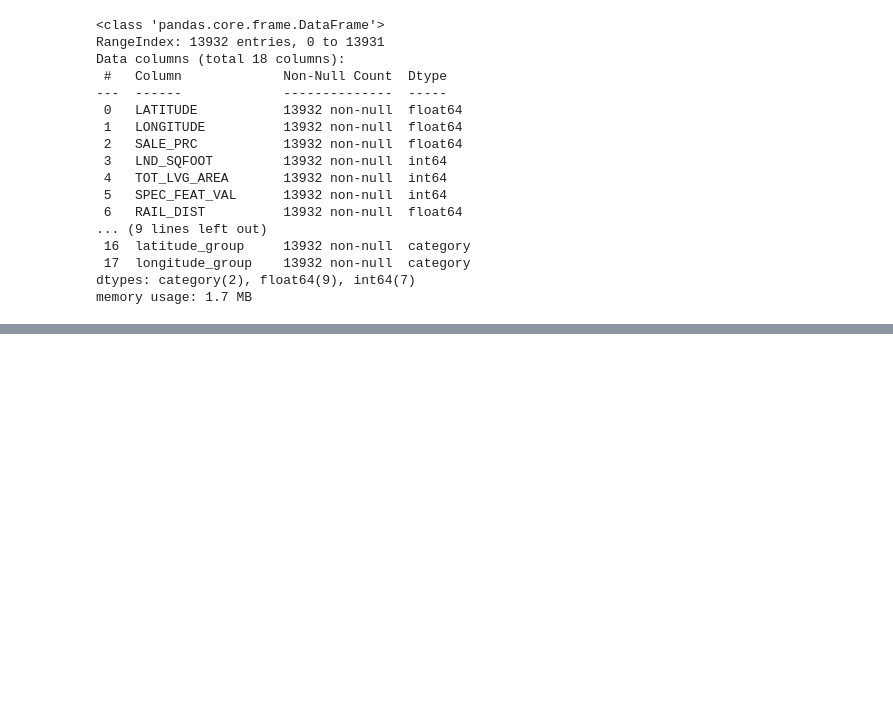
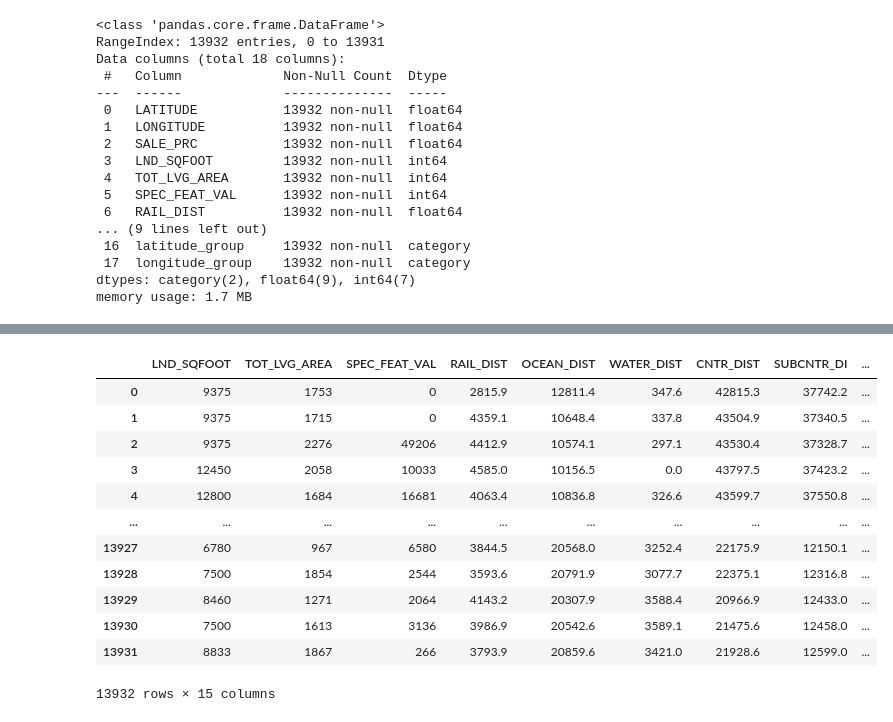
Before and after one commit to kwarzeski/housing_data, a Jupyter notebook: Miami_Housing_Data.ipynb, the cells around one changed output, grey strips where cells are left out. Saved outputs shown, nothing was run; the diff lists cells and outputs as text; code cells hidden in the pictures; blank space fills up the shorter version.

Commit message:
Added dataframes to put data into SQL tables

```diff
--- a/Miami_Housing_Data.ipynb
+++ b/Miami_Housing_Data.ipynb
@@ -243,0 +280,20 @@ memory usage: 1.7 MB
+# %%
+# dataframe for the Features table in SQL DB
+# Renaming age column to STRUCTURE_AGE for clarity
+feature_df = df[['LND_SQFOOT', 'TOT_LVG_AREA', 'SPEC_FEAT_VAL', 'RAIL_DIST', 'OCEAN_DIST', 'WATER_DIST', 'CNTR_DIST', 'SUBCNTR_DI', 'HWY_DIST', 'age', 'avno60plus', 'month_sold', 'structure_quality', 'latitude_group', 'longitude_group']]
+feature_df = feature_df.rename(columns={"age":"STRUCTURE_AGE"})
+feature_df
+# %% [output]
+|  | LND_SQFOOT | TOT_LVG_AREA | SPEC_FEAT_VAL | RAIL_DIST | OCEAN_DIST | WATER_DIST | CNTR_DIST | SUBCNTR_DI | ... |
+| 0 | 9375 | 1753 | 0 | 2815.9 | 12811.4 | 347.6 | 42815.3 | 37742.2 | ... |
+| 1 | 9375 | 1715 | 0 | 4359.1 | 10648.4 | 337.8 | 43504.9 | 37340.5 | ... |
+| 2 | 9375 | 2276 | 49206 | 4412.9 | 10574.1 | 297.1 | 43530.4 | 37328.7 | ... |
+| 3 | 12450 | 2058 | 10033 | 4585.0 | 10156.5 | 0.0 | 43797.5 | 37423.2 | ... |
+| 4 | 12800 | 1684 | 16681 | 4063.4 | 10836.8 | 326.6 | 43599.7 | 37550.8 | ... |
+| ... | ... | ... | ... | ... | ... | ... | ... | ... | ... |
+| 13927 | 6780 | 967 | 6580 | 3844.5 | 20568.0 | 3252.4 | 22175.9 | 12150.1 | ... |
+| 13928 | 7500 | 1854 | 2544 | 3593.6 | 20791.9 | 3077.7 | 22375.1 | 12316.8 | ... |
+| 13929 | 8460 | 1271 | 2064 | 4143.2 | 20307.9 | 3588.4 | 20966.9 | 12433.0 | ... |
+| 13930 | 7500 | 1613 | 3136 | 3986.9 | 20542.6 | 3589.1 | 21475.6 | 12458.0 | ... |
+| 13931 | 8833 | 1867 | 266 | 3793.9 | 20859.6 | 3421.0 | 21928.6 | 12599.0 | ... |
+13932 rows × 15 columns
```
Also changed, not shown: parts of 2 cells of this notebook.
